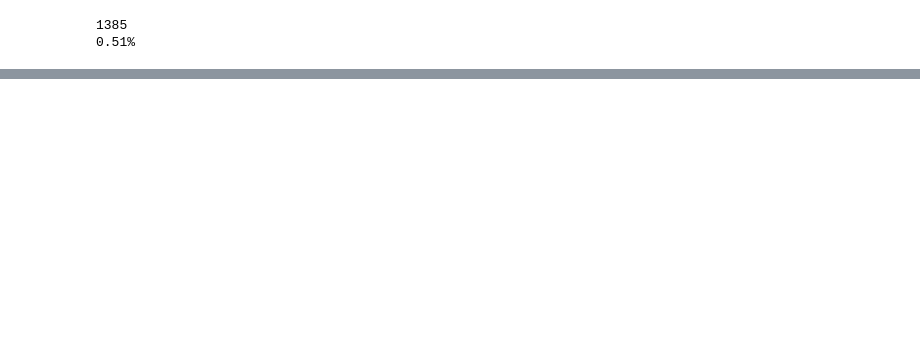
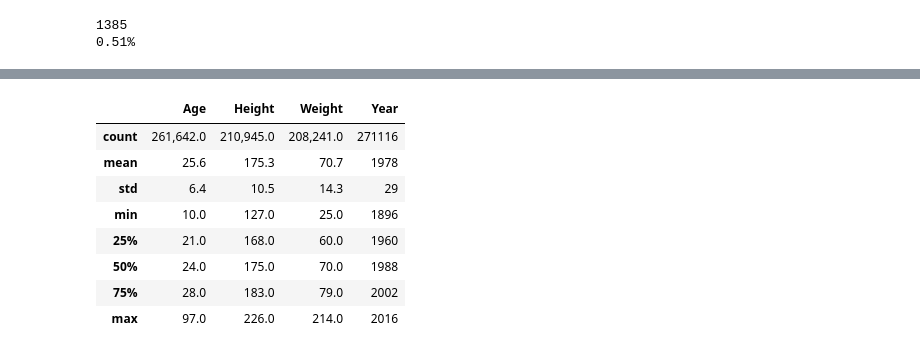
Before and after one commit to omarabushanab/Olympics-history-analysis, a Jupyter notebook: notebooks/01_data_understanding.ipynb, the cells around one changed output, grey strips where cells are left out. Saved outputs shown, nothing was run; the diff lists cells and outputs as text; code cells hidden in the pictures; blank space fills up the shorter version.

```diff
--- a/notebooks/01_data_understanding.ipynb
+++ b/notebooks/01_data_understanding.ipynb
@@ -70,0 +128,17 @@ print(round(df.duplicated().mean() * 100, 2), "%", sep="")
+# %%
+
+stats = df[["Age", "Height", "Weight", "Year"]].describe().round(1)
+# display(stats)
+stats[["Age", "Height", "Weight"]] = stats[["Age", "Height", "Weight"]].map(lambda x: f"{x:,}")
+stats["Year"] = stats["Year"].astype(int).astype(str)
+display(stats)
+# %% [output]
+|  | Age | Height | Weight | Year |
+| count | 261,642.0 | 210,945.0 | 208,241.0 | 271116 |
+| mean | 25.6 | 175.3 | 70.7 | 1978 |
+| std | 6.4 | 10.5 | 14.3 | 29 |
+| min | 10.0 | 127.0 | 25.0 | 1896 |
+| 25% | 21.0 | 168.0 | 60.0 | 1960 |
+| 50% | 24.0 | 175.0 | 70.0 | 1988 |
+| 75% | 28.0 | 183.0 | 79.0 | 2002 |
+| max | 97.0 | 226.0 | 214.0 | 2016 |
```
Also changed, not shown: parts of 42 cells of this notebook, 1 other file.
